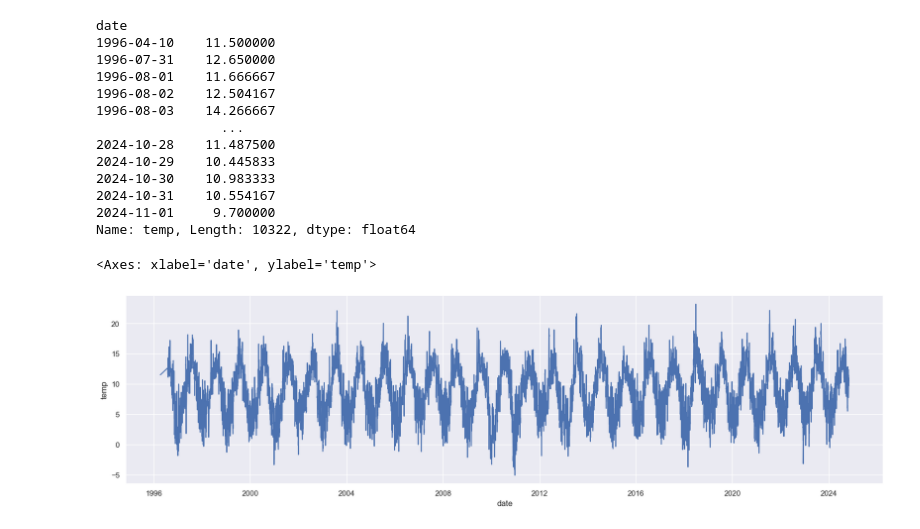
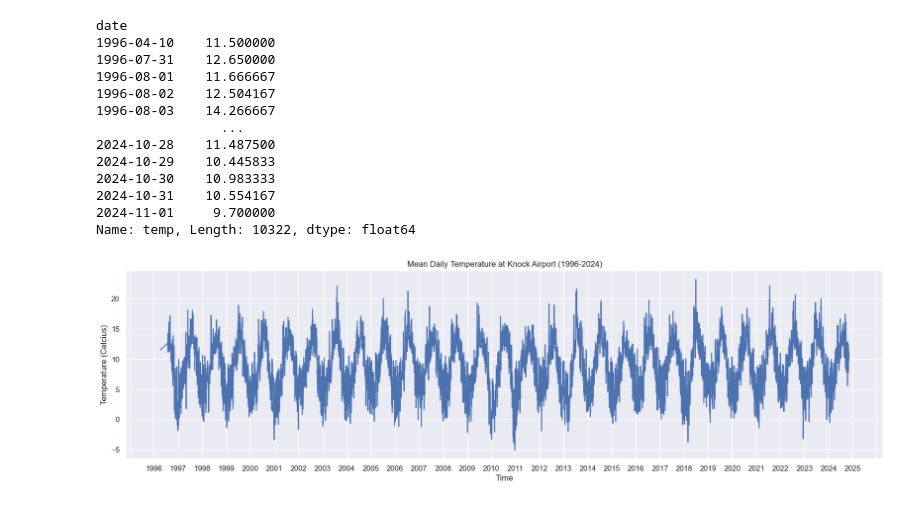
Before and after one commit to NiallRussell/PDFA-assignments, a Jupyter notebook: assignment_6_weather.ipynb, the cells around one changed output. Saved outputs shown, nothing was run; the diff lists cells and outputs as text; code cells hidden in the pictures.

```diff
--- a/assignment_6_weather.ipynb
+++ b/assignment_6_weather.ipynb
@@ -127,8 +113,18 @@ date
 2024-10-31    10.554167
 2024-11-01     9.700000
 Name: temp, Length: 10322, dtype: float64
-# %%
-sns.lineplot(data = meantempdaily, errorbar = None)
-# %% [output]
-<Axes: xlabel='date', ylabel='temp'>
-[figure, removed]
+# %%
+sns.lineplot(data = meantempdaily, errorbar = None).set(title = "Mean Daily Temperature at Knock Airport (1996-2024)", xlabel = "Time", ylabel = "Temperature (Celcius)")
+
+ax = plt.gca()
+
+locator = mdates.YearLocator(1)
+
+ax.xaxis.set_major_locator(locator)
+xticks = ax.xaxis.get_major_ticks()
+xticks[-1].label1.set_visible(False)
+xticks[1].label1.set_visible(False)
+
+plt.show()
+# %% [output]
+[figure, added]
```
Also changed, not shown: parts of 9 cells of this notebook.
